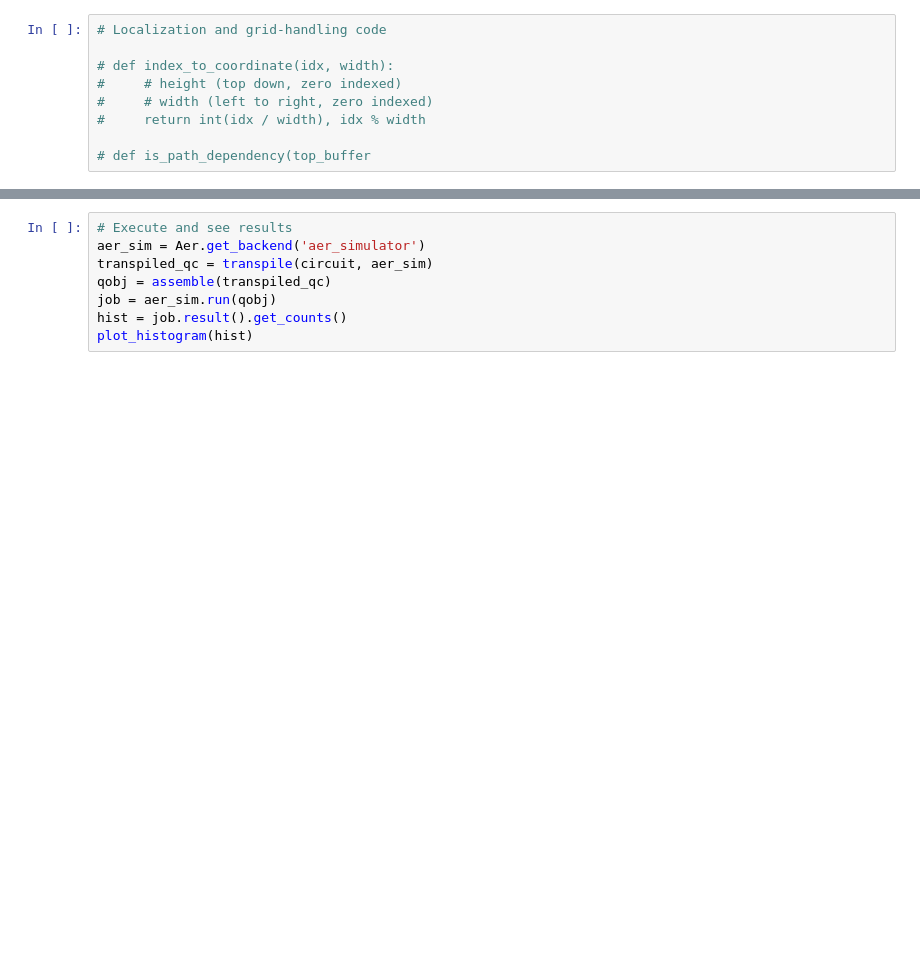
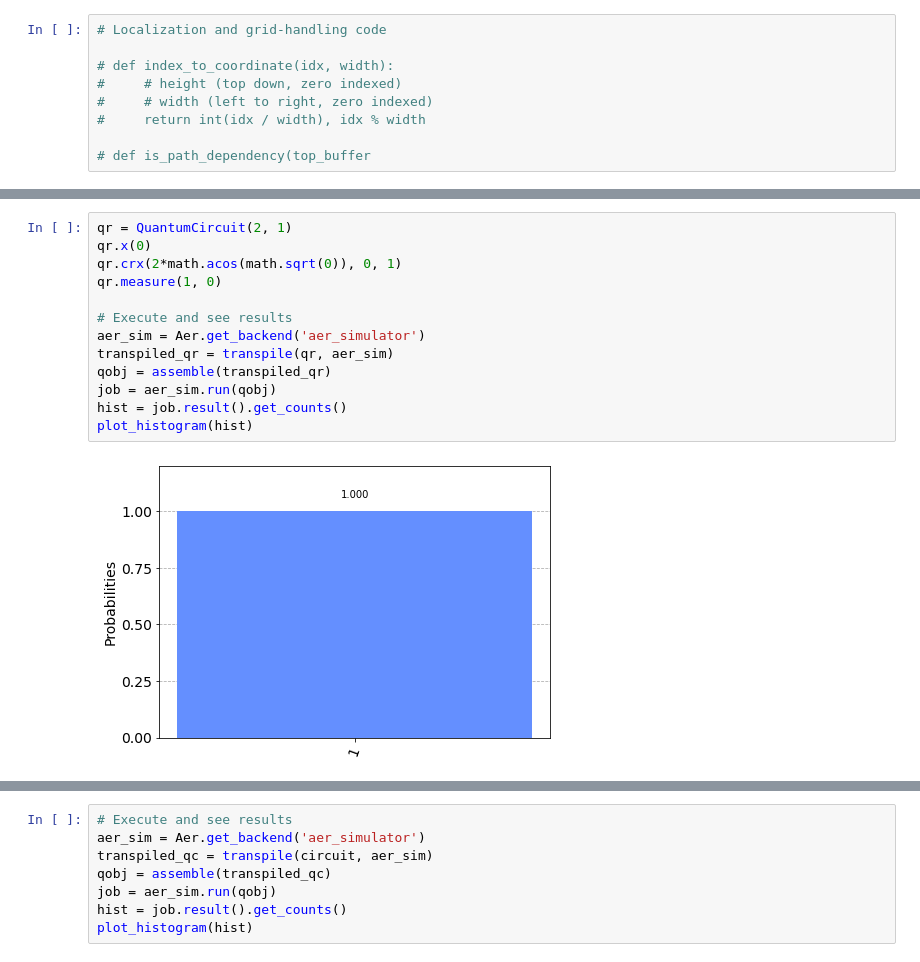
Before and after one commit to bubakazouba/spiny-quantum, a Jupyter notebook: AprilQuantumChallenge.ipynb, the cells around one changed output, grey strips where cells are left out. Drawn from its saved outputs; the diff is of its cells as text; blank space fills up the shorter version.

```diff
--- a/AprilQuantumChallenge.ipynb
+++ b/AprilQuantumChallenge.ipynb
@@ -258,3 +263,18 @@ qc.draw('mpl')
+# %%
+qr = QuantumCircuit(2, 1)
+qr.x(0)
+qr.crx(2*math.acos(math.sqrt(0)), 0, 1)
+qr.measure(1, 0)
+
+# Execute and see results
+aer_sim = Aer.get_backend('aer_simulator')
+transpiled_qr = transpile(qr, aer_sim)
+qobj = assemble(transpiled_qr)
+job = aer_sim.run(qobj)
+hist = job.result().get_counts()
+plot_histogram(hist)
+# %% [output]
+[figure, added]
 # %%
 backend = provider.backends.ibmq_qasm_simulator
 #backend = BasicAer.get_backend('ibmq_qasm_simulator')
```
Also changed, not shown: parts of 6 cells of this notebook.
